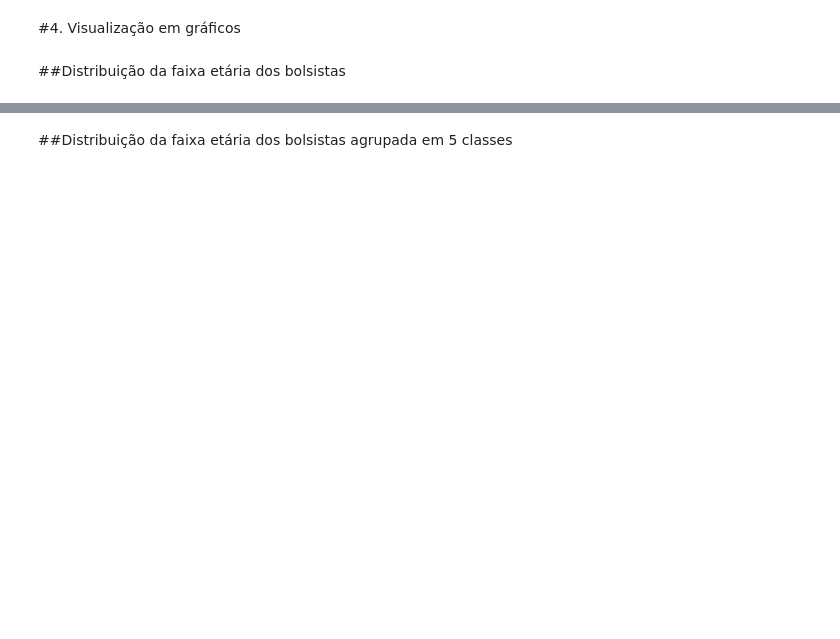
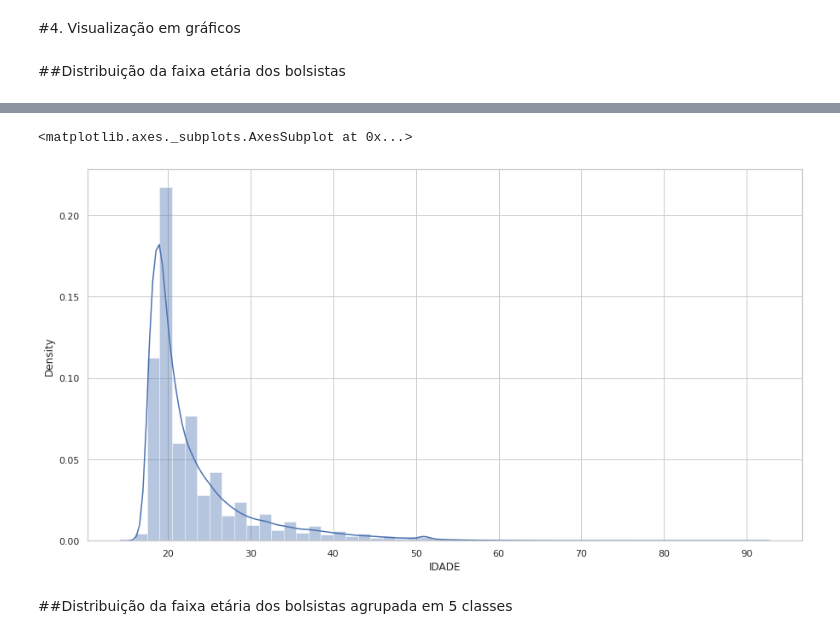
Before and after one commit to jaquelinecella/Analise_Exploratoria_Pandas, a Jupyter notebook: Projeto_2.ipynb, the cells around one changed output, grey strips where cells are left out. Drawn from its saved outputs; the diff is of its cells as text; code cells hidden in the pictures; blank space fills up the shorter version.

```diff
--- a/Projeto_2.ipynb
+++ b/Projeto_2.ipynb
@@ -914,3 +945,8 @@ plt.show()
+# %%
+sns.distplot( original_copia['IDADE'])
+# %% [output]
+<matplotlib.axes._subplots.AxesSubplot at 0x...>
+[figure, added]
 # %% [markdown]
 ##Distribuição da faixa etária dos bolsistas agrupada em 5 classes
 # %%
```
Also changed, not shown: parts of 23 cells of this notebook.
